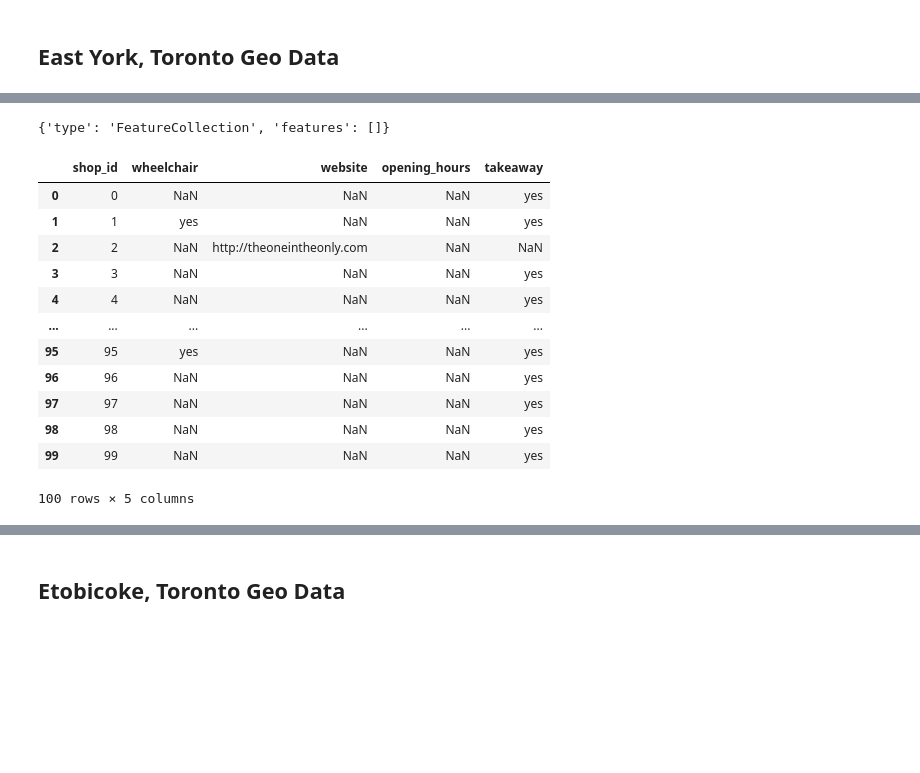
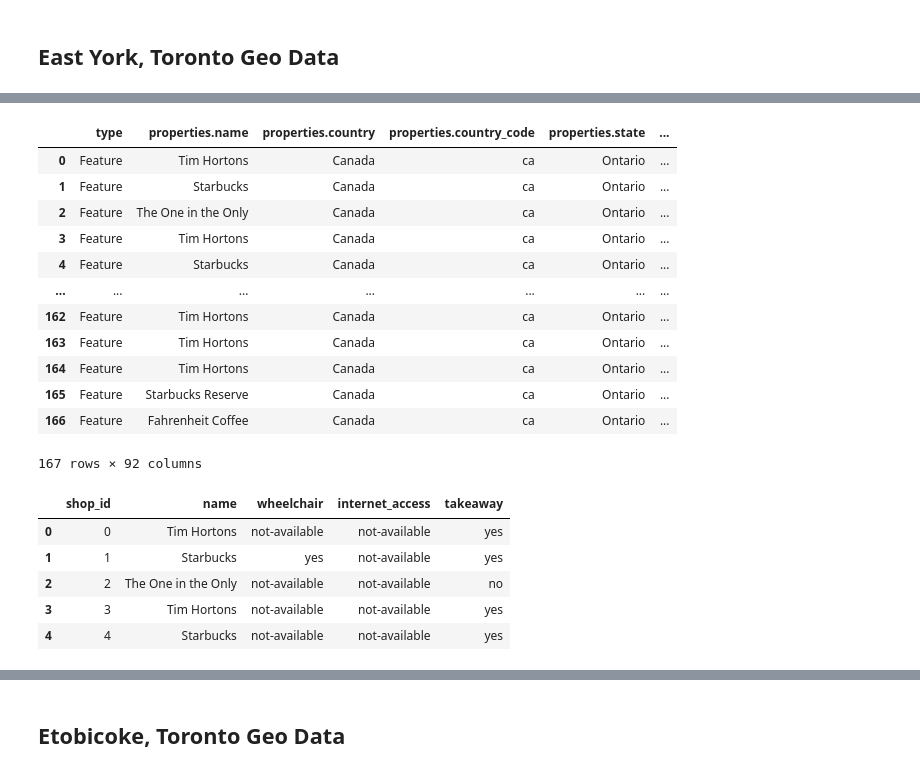
Before and after one commit to abedasalsabil/Group-3-Project-1, a Jupyter notebook: coffee-shops-toronto-districts.ipynb, the cells around one changed output, grey strips where cells are left out. Saved outputs shown, nothing was run; the diff lists cells and outputs as text; code cells hidden in the pictures; blank space fills up the shorter version.

```diff
--- a/coffee-shops-toronto-districts.ipynb
+++ b/coffee-shops-toronto-districts.ipynb
@@ -149,36 +73,48 @@ Wall time: 3.62 s
-# %%
-response
-# %% [output]
-{'type': 'FeatureCollection', 'features': []}
+# %%
+#asdf
+from pandas import json_normalize
+# Convert the data into a Pandas DataFramef
+EastYork_df = pd.json_normalize(results)
+#list(EastYork_df)
+EastYork_df
+# %% [output]
+|  | type | properties.name | properties.country | properties.country_code | properties.state | ... |
+| 0 | Feature | Tim Hortons | Canada | ca | Ontario | ... |
+| 1 | Feature | Starbucks | Canada | ca | Ontario | ... |
+| 2 | Feature | The One in the Only | Canada | ca | Ontario | ... |
+| 3 | Feature | Tim Hortons | Canada | ca | Ontario | ... |
+| 4 | Feature | Starbucks | Canada | ca | Ontario | ... |
+| ... | ... | ... | ... | ... | ... | ... |
+| 162 | Feature | Tim Hortons | Canada | ca | Ontario | ... |
+| 163 | Feature | Tim Hortons | Canada | ca | Ontario | ... |
+| 164 | Feature | Tim Hortons | Canada | ca | Ontario | ... |
+| 165 | Feature | Starbucks Reserve | Canada | ca | Ontario | ... |
+| 166 | Feature | Fahrenheit Coffee | Canada | ca | Ontario | ... |
+167 rows × 92 columns
 # %%
-asdf = pd.json_normalize(places_data['features'])
+#Create a new dataDrame
+EastYork_sub_df = EastYork_df[['properties.name',
+                               'properties.datasource.raw.wheelchair',
+                               'properties.datasource.raw.internet_access',
+                               'properties.datasource.raw.takeaway']]
 
-# list(asdf.columns)
+#EastYork_sub_df['properties.datasource.raw.takeaway'].value_counts(dropna=False)
+EastYork_sub_df = EastYork_sub_df.reset_index()
+EastYork_sub_df = EastYork_sub_df.rename(columns={'index': 'shop_id',
+                                                  'properties.name':'name',
+                                                  'properties.datasource.raw.wheelchair':'wheelchair',
+                                                  'properties.datasource.raw.internet_access':'internet_access',
+                                                  'properties.datasource.raw.takeaway':'takeaway' })
 
-sub_df = asdf[['properties.datasource.raw.wheelchair',
-      'properties.datasource.raw.website',
-      'properties.datasource.raw.opening_hours',
-      'properties.datasource.raw.takeaway']]
+EastYork_sub_df['takeaway'] = EastYork_sub_df['takeaway'].fillna('no')
+EastYork_sub_df['wheelchair'] = EastYork_sub_df['wheelchair'].fillna('not-available')
+EastYork_sub_df['internet_access'] = EastYork_sub_df['internet_access'].fillna('not-available')
 
-sub_df['properties.datasource.raw.takeaway'].value_counts(dropna=False)
-sub_df = sub_df.reset_index()
-sub_df = sub_df.rename(columns={'index': 'shop_id',
-                                'properties.datasource.raw.wheelchair':'wheelchair',
-                                'properties.datasource.raw.website':'website',
-                                'properties.datasource.raw.opening_hours':'opening_hours',
-                                'properties.datasource.raw.takeaway':'takeaway' })
-sub_df
+EastYork_sub_df.head()
 # %% [output]
-|  | shop_id | wheelchair | website | opening_hours | takeaway |
-| 0 | 0 | NaN | NaN | NaN | yes |
-| 1 | 1 | yes | NaN | NaN | yes |
-| 2 | 2 | NaN | http://theoneintheonly.com | NaN | NaN |
-| 3 | 3 | NaN | NaN | NaN | yes |
-| 4 | 4 | NaN | NaN | NaN | yes |
-| ... | ... | ... | ... | ... | ... |
-| 95 | 95 | yes | NaN | NaN | yes |
-| 96 | 96 | NaN | NaN | NaN | yes |
-| 97 | 97 | NaN | NaN | NaN | yes |
-| 98 | 98 | NaN | NaN | NaN | yes |
-| 99 | 99 | NaN | NaN | NaN | yes |
+|  | shop_id | name | wheelchair | internet_access | takeaway |
+| 0 | 0 | Tim Hortons | not-available | not-available | yes |
+| 1 | 1 | Starbucks | yes | not-available | yes |
+| 2 | 2 | The One in the Only | not-available | not-available | no |
+| 3 | 3 | Tim Hortons | not-available | not-available | yes |
+| 4 | 4 | Starbucks | not-available | not-available | yes |
-100 rows × 5 columns
```
Also changed, not shown: parts of 98 cells of this notebook, 12 other files.
